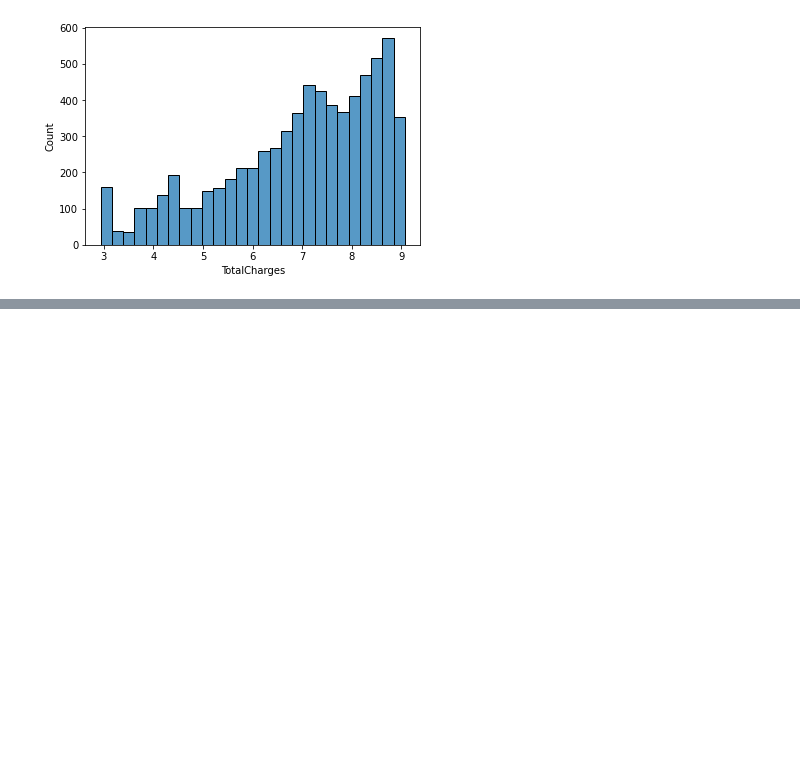
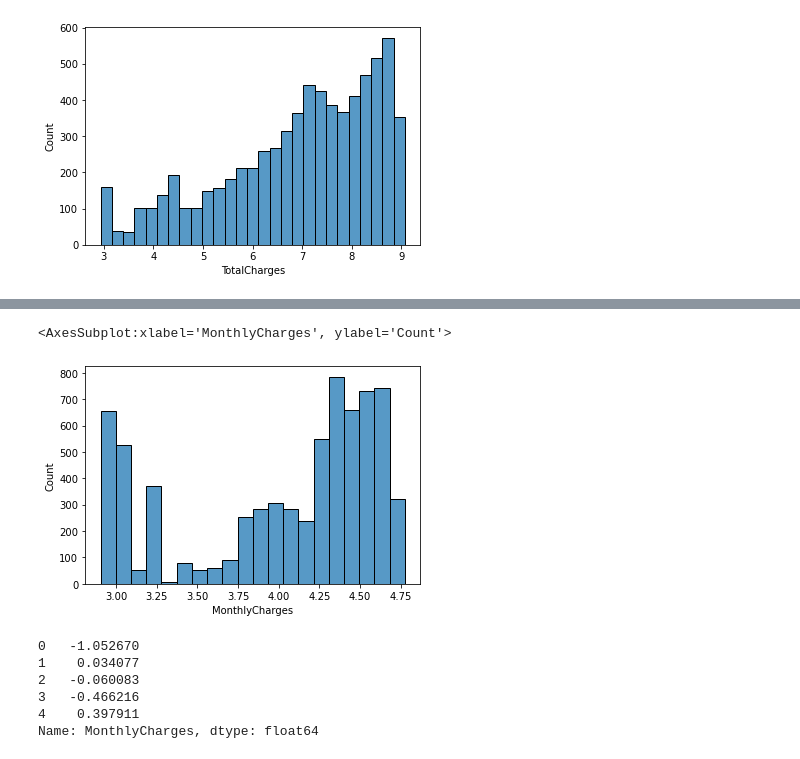
Before and after one commit to georgek2/Deep_Learning, a Jupyter notebook: Customer_Churn/telco.ipynb, the cells around one changed output, grey strips where cells are left out. Drawn from its saved outputs; the diff is of its cells as text; code cells hidden in the pictures; blank space fills up the shorter version.

```diff
--- a/Customer_Churn/telco.ipynb
+++ b/Customer_Churn/telco.ipynb
@@ -94,0 +123,15 @@ sns.histplot(data['TotalCharges'])
+# %%
+sns.histplot(data['MonthlyCharges'])
+# %% [output]
+<AxesSubplot:xlabel='MonthlyCharges', ylabel='Count'>
+[figure, added]
+# %%
+data['MonthlyCharges'] = (data['MonthlyCharges'] - data['MonthlyCharges'].mean()) / data['MonthlyCharges'].std()
+data['MonthlyCharges'].head()
+# %% [output]
+0   -1.052670
+1    0.034077
+2   -0.060083
+3   -0.466216
+4    0.397911
+Name: MonthlyCharges, dtype: float64
```
Also changed, not shown: parts of 22 cells of this notebook, 1 other file.
